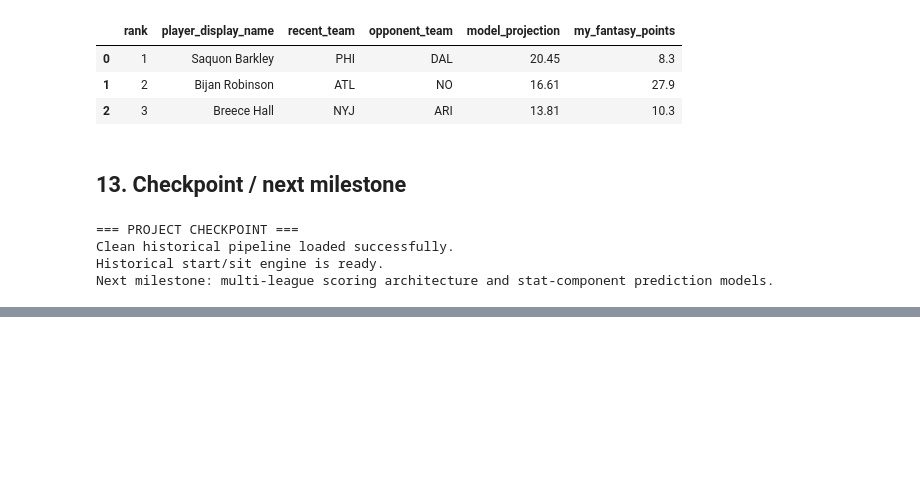
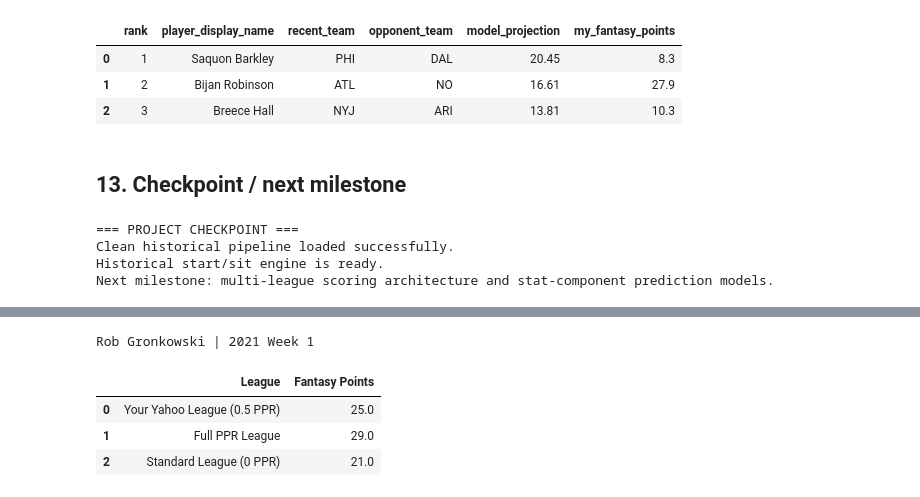
Before and after one commit to scorchbot/fantasy-football-picker, a Jupyter notebook: Fantasy_Football_Picker_Clean.ipynb, the cells around one changed output, grey strips where cells are left out. Drawn from its saved outputs; the diff is of its cells as text; code cells hidden in the pictures; blank space fills up the shorter version.

```diff
--- a/Fantasy_Football_Picker_Clean.ipynb
+++ b/Fantasy_Football_Picker_Clean.ipynb
@@ -1884,0 +2194,65 @@ Next milestone: multi-league scoring architecture and stat-component prediction
+# %%
+# ============================================================
+# TEST MULTIPLE LEAGUE SCORING SYSTEMS
+# ============================================================
+
+half_ppr_settings = DEFAULT_LEAGUE_SETTINGS.copy()
+
+full_ppr_settings = DEFAULT_LEAGUE_SETTINGS.copy()
+full_ppr_settings['reception_points'] = 1.0
+
+standard_settings = DEFAULT_LEAGUE_SETTINGS.copy()
+standard_settings['reception_points'] = 0.0
+
+
+def compare_league_scoring(player_row):
+
+    results = []
+
+    leagues = {
+        'Your Yahoo League (0.5 PPR)': half_ppr_settings,
+        'Full PPR League': full_ppr_settings,
+        'Standard League (0 PPR)': standard_settings
+    }
+
+    for league_name, settings in leagues.items():
+
+        points = score_player(
+            player_row,
+            settings
+        )
+
+        results.append({
+            'League': league_name,
+            'Fantasy Points': points
+        })
+
+    return pd.DataFrame(results)
+
+
+# Find a player-game with several receptions so
+# the scoring difference is easy to see
+example_player = (
+    recent[
+        recent['receptions'] >= 8
+    ]
+    .iloc[0]
+)
+
+print(
+    example_player['player_display_name'],
+    "|",
+    example_player['season'],
+    "Week",
+    example_player['week']
+)
+
+compare_league_scoring(
+    example_player
+)
+# %% [output]
+Rob Gronkowski | 2021 Week 1
+|  | League | Fantasy Points |
+| 0 | Your Yahoo League (0.5 PPR) | 25.0 |
+| 1 | Full PPR League | 29.0 |
+| 2 | Standard League (0 PPR) | 21.0 |
```
Also changed, not shown: parts of 11 cells of this notebook.
